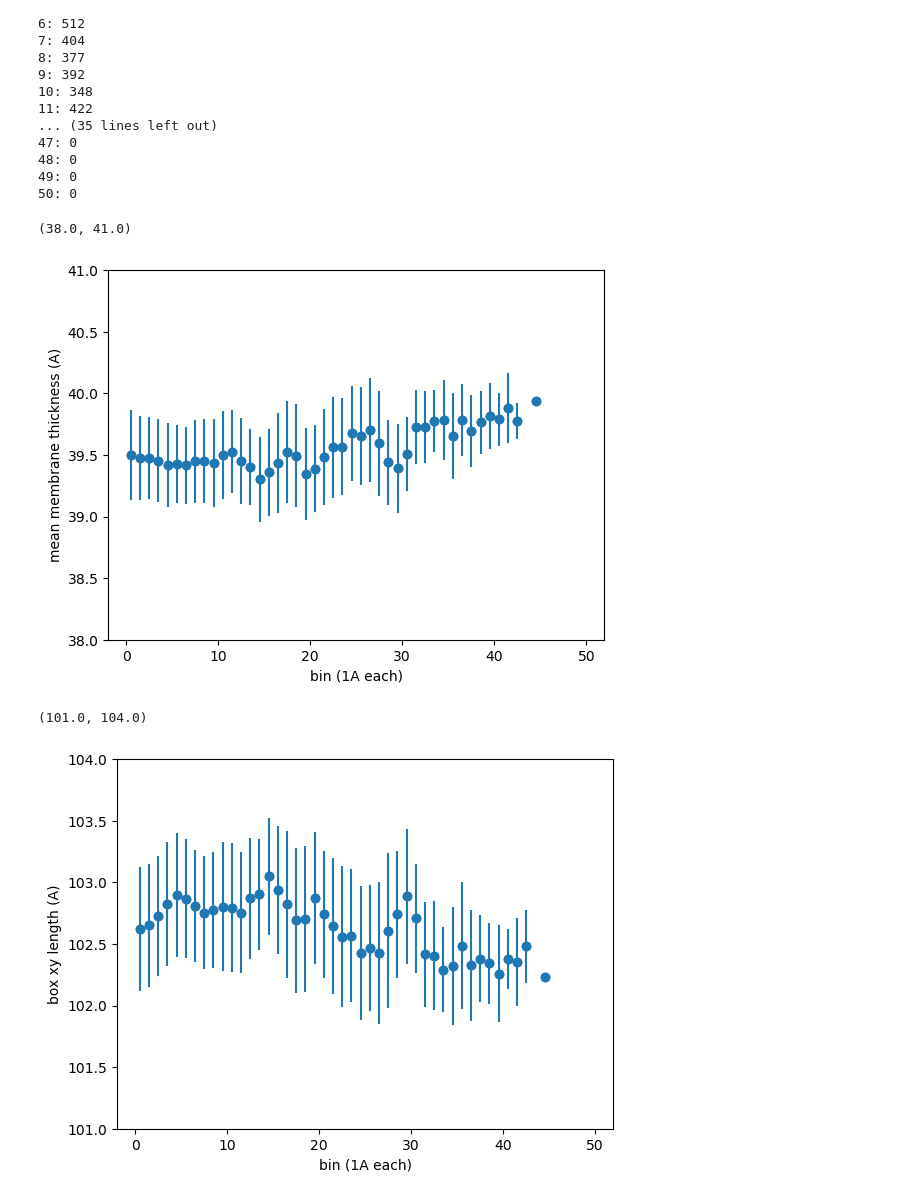
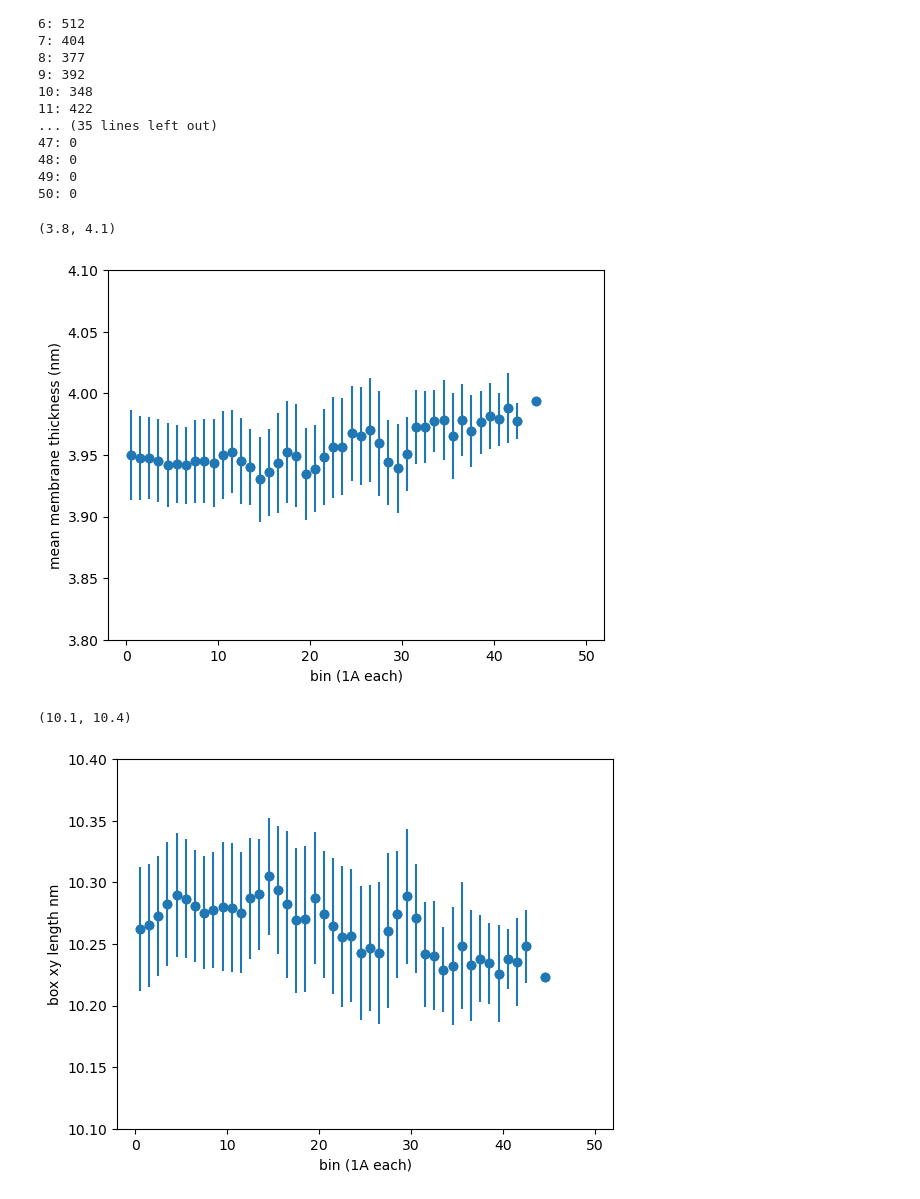
Before and after one commit to JonathanHB/cftr-glpg1837, a Jupyter notebook: revisions/membrane_thickness_area.ipynb, the cells around one changed output. Cells and saved outputs as stored; diff of their text form; code cells hidden in the pictures.

```diff
--- a/revisions/membrane_thickness_area.ipynb
+++ b/revisions/membrane_thickness_area.ipynb
@@ -103,22 +103,22 @@ std_membrane_thickness_by_bin = [np.std(w) if len(w) > 0 else 0 for w in membran
 49: 0
 50: 0
 # %%
-plt.scatter(bincenters, mean_membrane_thickness_by_bin[1:])
-plt.errorbar(bincenters, mean_membrane_thickness_by_bin[1:], yerr=std_membrane_thickness_by_bin[1:], fmt = "o")
+plt.scatter(bincenters, np.array(mean_membrane_thickness_by_bin[1:])/10)
+plt.errorbar(bincenters, np.array(mean_membrane_thickness_by_bin[1:])/10, yerr=np.array(std_membrane_thickness_by_bin[1:])/10, fmt = "o")
 
 plt.xlabel("bin (1A each)")
-plt.ylabel("mean membrane thickness (A)")
-plt.ylim(38,41)
+plt.ylabel("mean membrane thickness (nm)")
+plt.ylim(3.8,4.1)
 # %% [output]
-(38.0, 41.0)
+(3.8, 4.1)
-[figure, old version]
+[figure, new version]
 # %%
-plt.scatter(bincenters, mean_boxdims_by_bin[1:,0])
-plt.errorbar(bincenters, mean_boxdims_by_bin[1:,0], yerr=std_boxdims_by_bin[1:,0], fmt = "o")
+plt.scatter(bincenters, mean_boxdims_by_bin[1:,0]/10)
+plt.errorbar(bincenters, mean_boxdims_by_bin[1:,0]/10, yerr=std_boxdims_by_bin[1:,0]/10, fmt = "o")
 
 plt.xlabel("bin (1A each)")
-plt.ylabel("box xy length (A)")
-plt.ylim(101,104)
+plt.ylabel("box xy length (nm)")
+plt.ylim(10.1,10.4)
 # %% [output]
-(101.0, 104.0)
+(10.1, 10.4)
-[figure, old version]
+[figure, new version]
```
Also changed, not shown: parts of 2 cells of this notebook, 10 other files.
